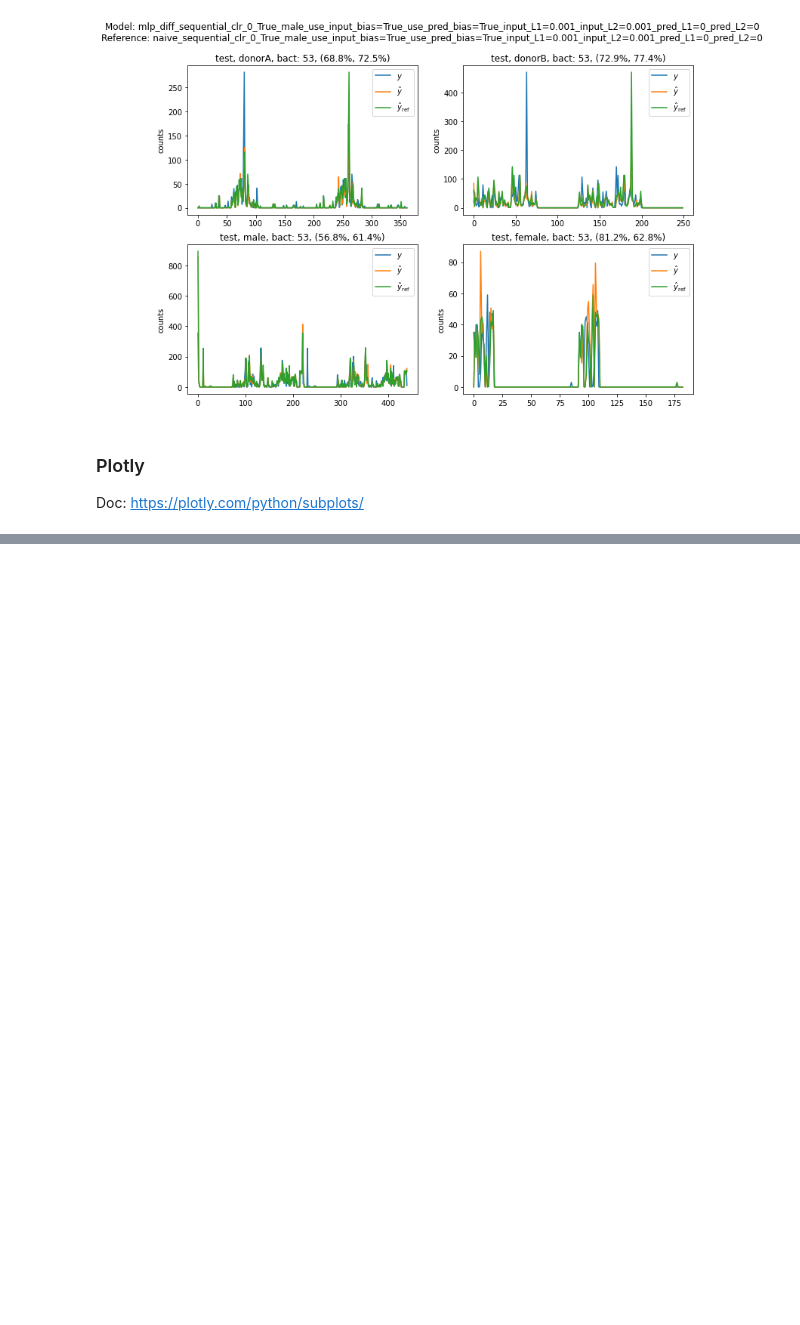
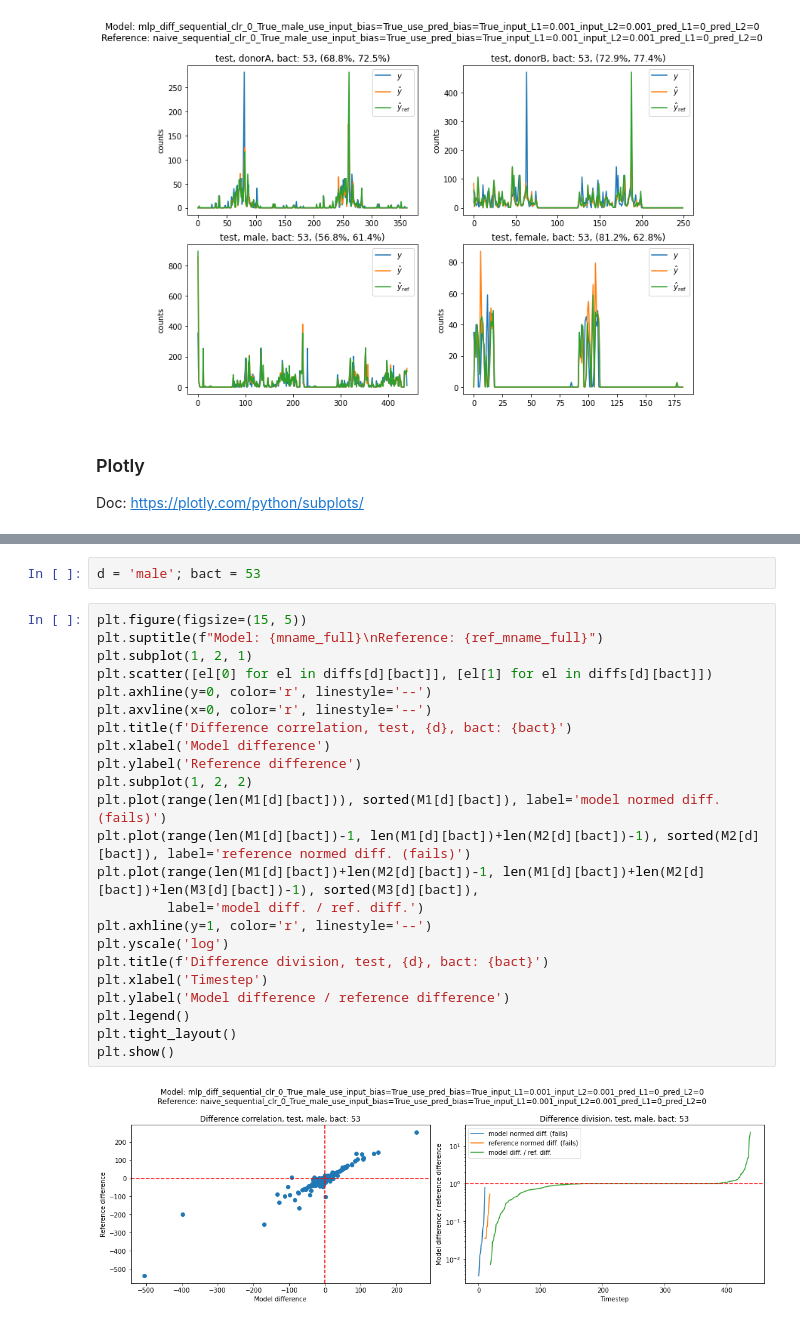
Before and after one commit to zuzannakarwowska/microbiome_interactions_project, a Jupyter notebook: notebooks/visualize_results.ipynb, the cells around one changed output, grey strips where cells are left out. Saved outputs shown, nothing was run; the diff lists cells and outputs as text; blank space fills up the shorter version.

```diff
--- a/notebooks/visualize_results.ipynb
+++ b/notebooks/visualize_results.ipynb
@@ -450,0 +523,27 @@ IFrame(src=f"{os.path.relpath(PLOT_PATH)}/pred_test_{bact}_{mname_full}.html", w
+# %%
+d = 'male'; bact = 53
+# %%
+plt.figure(figsize=(15, 5))
+plt.suptitle(f"Model: {mname_full}\nReference: {ref_mname_full}")
+plt.subplot(1, 2, 1)
+plt.scatter([el[0] for el in diffs[d][bact]], [el[1] for el in diffs[d][bact]])
+plt.axhline(y=0, color='r', linestyle='--')
+plt.axvline(x=0, color='r', linestyle='--')
+plt.title(f'Difference correlation, test, {d}, bact: {bact}')
+plt.xlabel('Model difference')
+plt.ylabel('Reference difference')
+plt.subplot(1, 2, 2)
+plt.plot(range(len(M1[d][bact])), sorted(M1[d][bact]), label='model normed diff. (fails)')
+plt.plot(range(len(M1[d][bact])-1, len(M1[d][bact])+len(M2[d][bact])-1), sorted(M2[d][bact]), label='reference normed diff. (fails)')
+plt.plot(range(len(M1[d][bact])+len(M2[d][bact])-1, len(M1[d][bact])+len(M2[d][bact])+len(M3[d][bact])-1), sorted(M3[d][bact]),
+         label='model diff. / ref. diff.')
+plt.axhline(y=1, color='r', linestyle='--')
+plt.yscale('log')
+plt.title(f'Difference division, test, {d}, bact: {bact}')
+plt.xlabel('Timestep')
+plt.ylabel('Model difference / reference difference')
+plt.legend()
+plt.tight_layout()
+plt.show()
+# %% [output]
+[figure, added]
```
Also changed, not shown: parts of 8 cells of this notebook, 1 other file.
